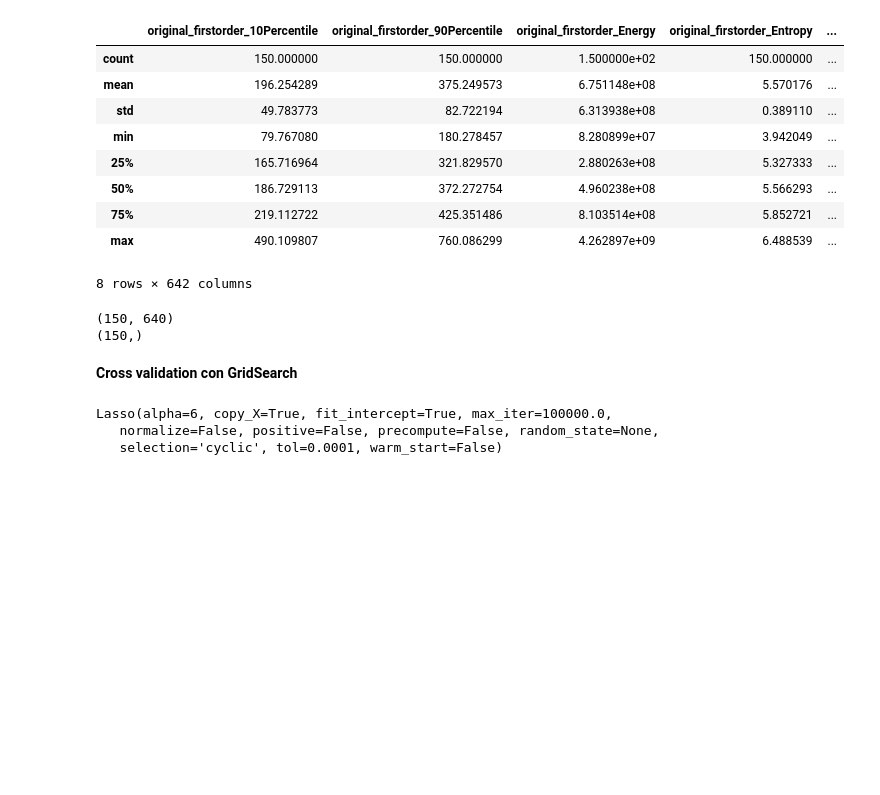
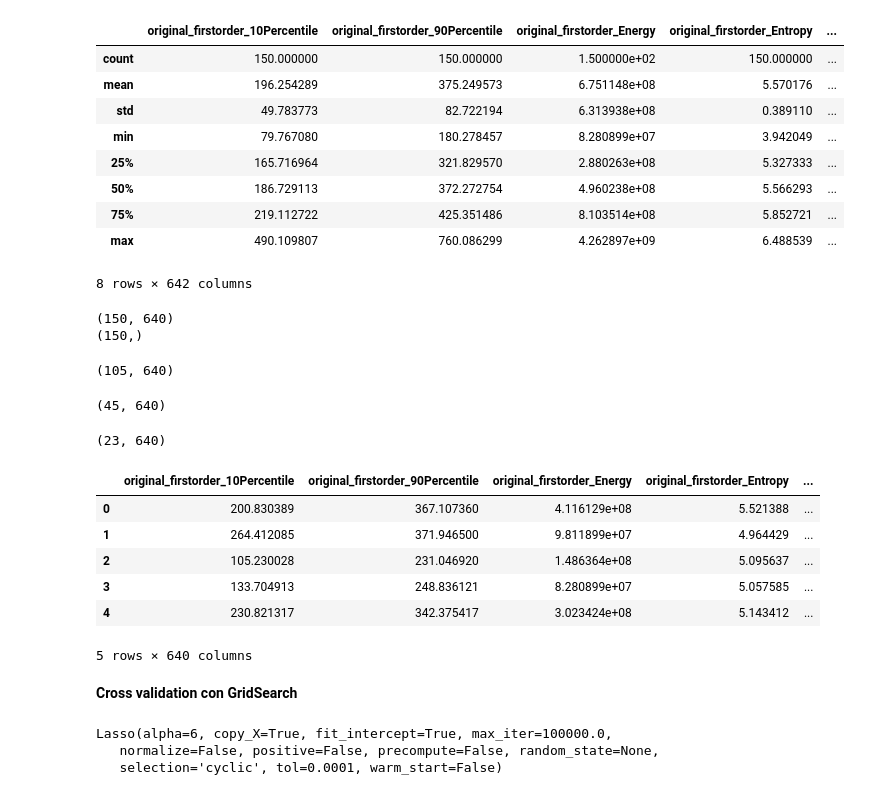
Before and after one commit to 2245-RN-ITBA/Clase-7--Regularizacion, a Jupyter notebook: Lab_1_Regularizacion_para_Bio.ipynb, the cells around one changed output. Saved outputs shown, nothing was run; the diff lists cells and outputs as text; code cells hidden in the pictures; blank space fills up the shorter version.

```diff
--- a/Lab_1_Regularizacion_para_Bio.ipynb
+++ b/Lab_1_Regularizacion_para_Bio.ipynb
@@ -313,3 +313,37 @@ print(Y.shape)
 # %% [output]
 (150, 640)
 (150,)
+# %%
+from sklearn.model_selection import StratifiedShuffleSplit
+stratSplit = StratifiedShuffleSplit(n_splits=1, test_size=0.3)
+for train_index,test_index in stratSplit.split(X,Y):
+    X_train, X_test = X[train_index], X[test_index]
+    y_train, y_test = Y[train_index], Y[test_index]
+# %%
+X_train.shape
+# %% [output]
+(105, 640)
+# %%
+X_test.shape
+# %% [output]
+(45, 640)
+# %%
+stratSplit = StratifiedShuffleSplit(n_splits=1, test_size=0.5)
+for train_index,test_index in stratSplit.split(X_test,y_test):
+    X_test1, X_test2 = X_test[train_index], X_test[test_index]
+    y_test1, y_test2 = y_test[train_index], y_test[test_index]
+# %%
+X_test2.shape
+# %% [output]
+(23, 640)
+# %%
+df_test2=pd.DataFrame(dict(zip(data.columns,X_test2.T)))
+df_test2.head()
+# %% [output]
+|  | original_firstorder_10Percentile | original_firstorder_90Percentile | original_firstorder_Energy | original_firstorder_Entropy | ... |
+| 0 | 200.830389 | 367.107360 | 4.116129e+08 | 5.521388 | ... |
+| 1 | 264.412085 | 371.946500 | 9.811899e+07 | 4.964429 | ... |
+| 2 | 105.230028 | 231.046920 | 1.486364e+08 | 5.095637 | ... |
+| 3 | 133.704913 | 248.836121 | 8.280899e+07 | 5.057585 | ... |
+| 4 | 230.821317 | 342.375417 | 3.023424e+08 | 5.143412 | ... |
+5 rows × 640 columns
```
Also changed, not shown: parts of 2 cells of this notebook, 1 other file.
